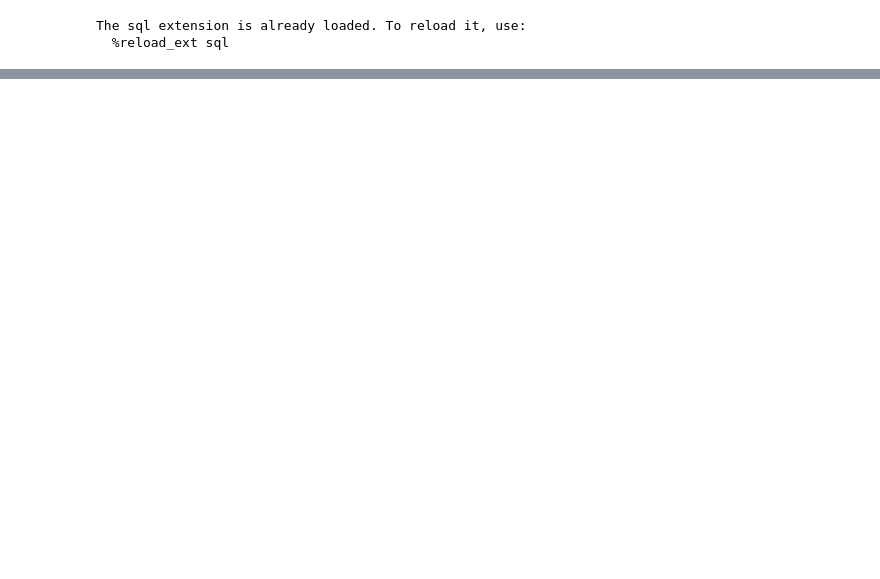
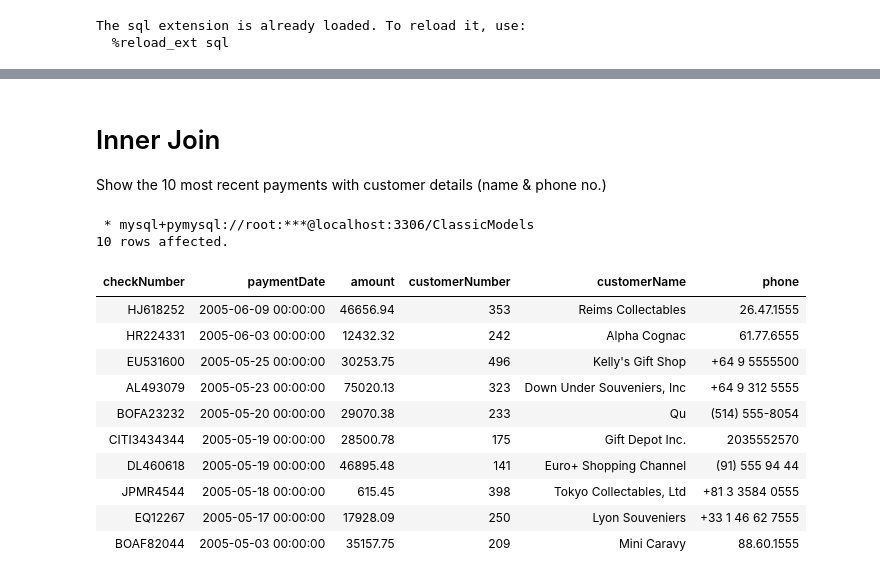
Before and after one commit to Ujstor/Data-Science-Introduction, a Jupyter notebook: 04_SQL/aggAndJoins.ipynb, the cells around one changed output, grey strips where cells are left out. Saved outputs shown, nothing was run; the diff lists cells and outputs as text; code cells hidden in the pictures; blank space fills up the shorter version.

```diff
--- a/04_SQL/aggAndJoins.ipynb
+++ b/04_SQL/aggAndJoins.ipynb
@@ -37,0 +317,23 @@ conn_str = "mysql+pymysql://root:{}@localhost:3306/ClassicModels".format(passwor
+# %% [markdown]
+# Inner Join
+ Show the 10 most recent payments with customer details (name & phone no.)
+# %%
+%%sql
+SELECT checkNumber, paymentDate, amount, customers.customerNumber, customerName, phone
+	FROM payments JOIN customers
+    ON payments.customerNumber=customers.customerNumber
+    ORDER BY paymentDate DESC LIMIT 10;
+# %% [output]
+ * mysql+pymysql://root:***@localhost:3306/ClassicModels
+10 rows affected.
+| checkNumber | paymentDate | amount | customerNumber | customerName | phone |
+| HJ618252 | 2005-06-09 00:00:00 | 46656.94 | 353 | Reims Collectables | 26.47.1555 |
+| HR224331 | 2005-06-03 00:00:00 | 12432.32 | 242 | Alpha Cognac | 61.77.6555 |
+| EU531600 | 2005-05-25 00:00:00 | 30253.75 | 496 | Kelly's Gift Shop | +64 9 5555500 |
+| AL493079 | 2005-05-23 00:00:00 | 75020.13 | 323 | Down Under Souveniers, Inc | +64 9 312 5555 |
+| BOFA23232 | 2005-05-20 00:00:00 | 29070.38 | 233 | Qu | (514) 555-8054 |
+| CITI3434344 | 2005-05-19 00:00:00 | 28500.78 | 175 | Gift Depot Inc. | 2035552570 |
+| DL460618 | 2005-05-19 00:00:00 | 46895.48 | 141 | Euro+ Shopping Channel | (91) 555 94 44 |
+| JPMR4544 | 2005-05-18 00:00:00 | 615.45 | 398 | Tokyo Collectables, Ltd | +81 3 3584 0555 |
+| EQ12267 | 2005-05-17 00:00:00 | 17928.09 | 250 | Lyon Souveniers | +33 1 46 62 7555 |
+| BOAF82044 | 2005-05-03 00:00:00 | 35157.75 | 209 | Mini Caravy | 88.60.1555 |
```
Also changed, not shown: parts of 38 cells of this notebook, 1 other file.
